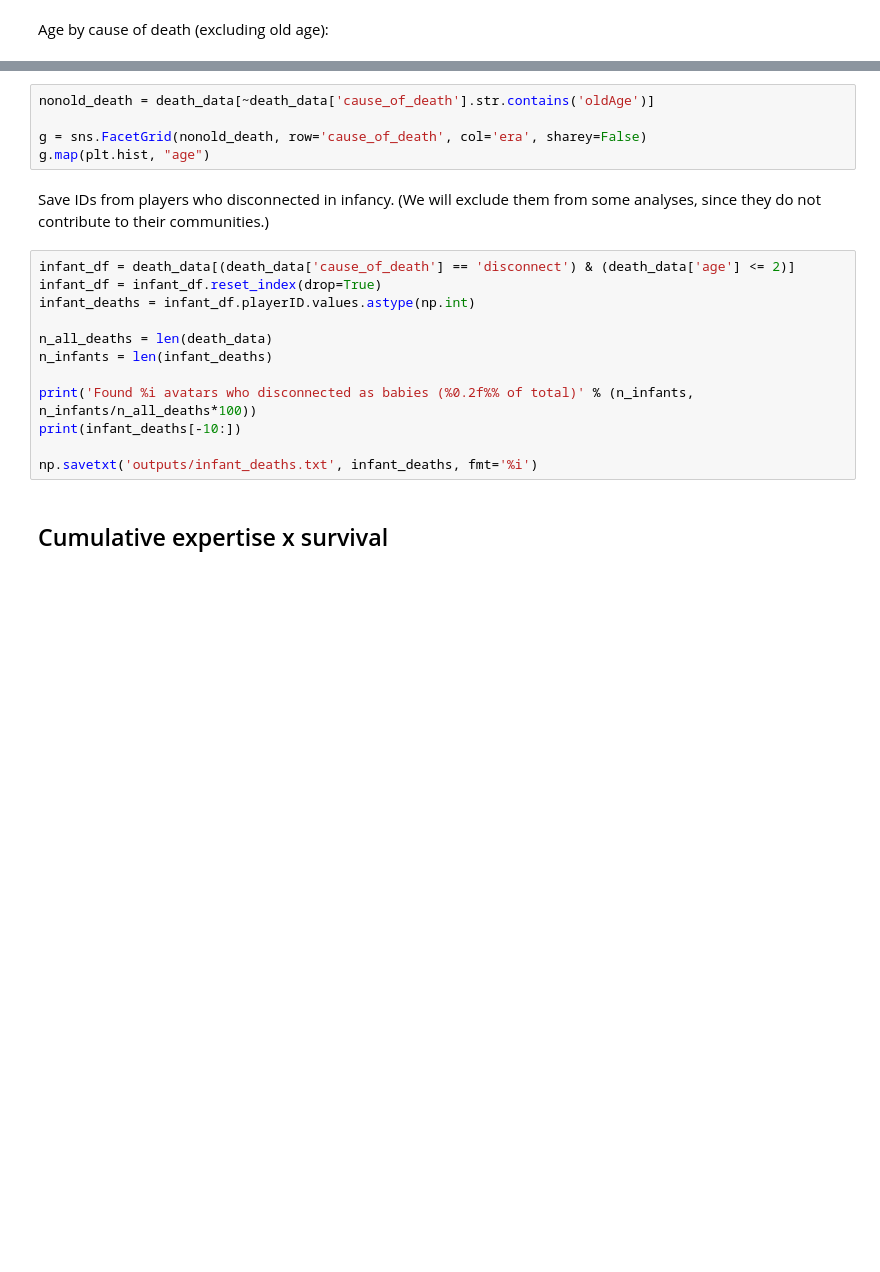
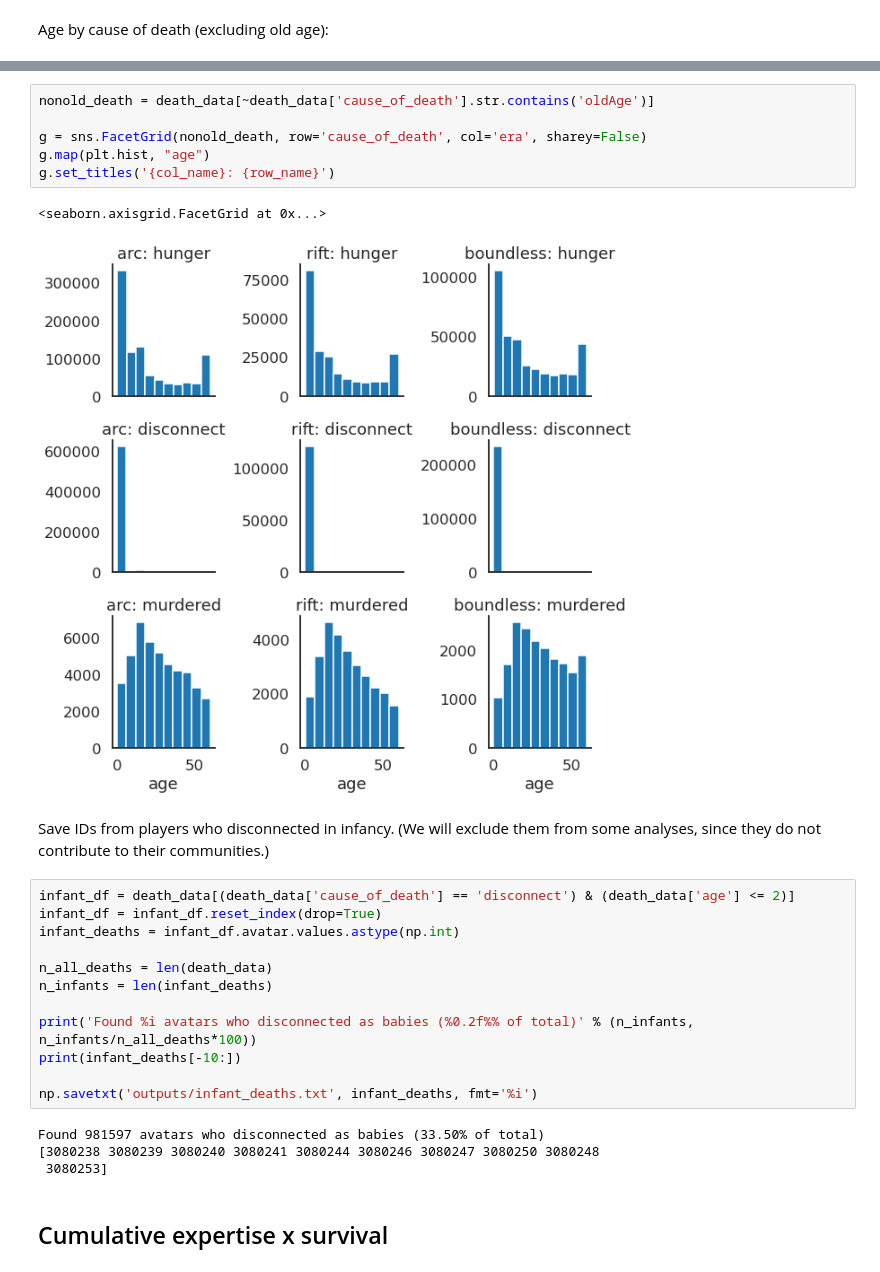
Before and after one commit to nataliavelez/OneHourOneLife, a Jupyter notebook: 2_demographics/2_3_census.ipynb, the cells around one changed output, grey strips where cells are left out. Cells and saved outputs as stored; diff of their text form; blank space fills up the shorter version.

```diff
--- a/2_demographics/2_3_census.ipynb
+++ b/2_demographics/2_3_census.ipynb
@@ -225,14 +236,18 @@ Age by cause of death (excluding old age):
 # %%
 nonold_death = death_data[~death_data['cause_of_death'].str.contains('oldAge')]
 
 g = sns.FacetGrid(nonold_death, row='cause_of_death', col='era', sharey=False)
 g.map(plt.hist, "age")
+g.set_titles('{col_name}: {row_name}')
+# %% [output]
+<seaborn.axisgrid.FacetGrid at 0x...>
+[figure, added]
 # %% [markdown]
 Save IDs from players who disconnected in infancy. (We will exclude them from some analyses, since they do not contribute to their communities.)
 # %%
 infant_df = death_data[(death_data['cause_of_death'] == 'disconnect') & (death_data['age'] <= 2)]
 infant_df = infant_df.reset_index(drop=True)
-infant_deaths = infant_df.playerID.values.astype(np.int)
+infant_deaths = infant_df.avatar.values.astype(np.int)
 
 n_all_deaths = len(death_data)
 n_infants = len(infant_deaths)
@@ -241,6 +256,10 @@ print('Found %i avatars who disconnected as babies (%0.2f%% of total)' % (n_infa
 print(infant_deaths[-10:])
 
 np.savetxt('outputs/infant_deaths.txt', infant_deaths, fmt='%i')
+# %% [output]
+Found 981597 avatars who disconnected as babies (33.50% of total)
+[3080238 3080239 3080240 3080241 3080244 3080246 3080247 3080250 3080248
+ 3080253]
 # %% [markdown]
 ## Cumulative expertise x survival
 # %%
```
Also changed, not shown: parts of 8 cells of this notebook, 16 other files.
